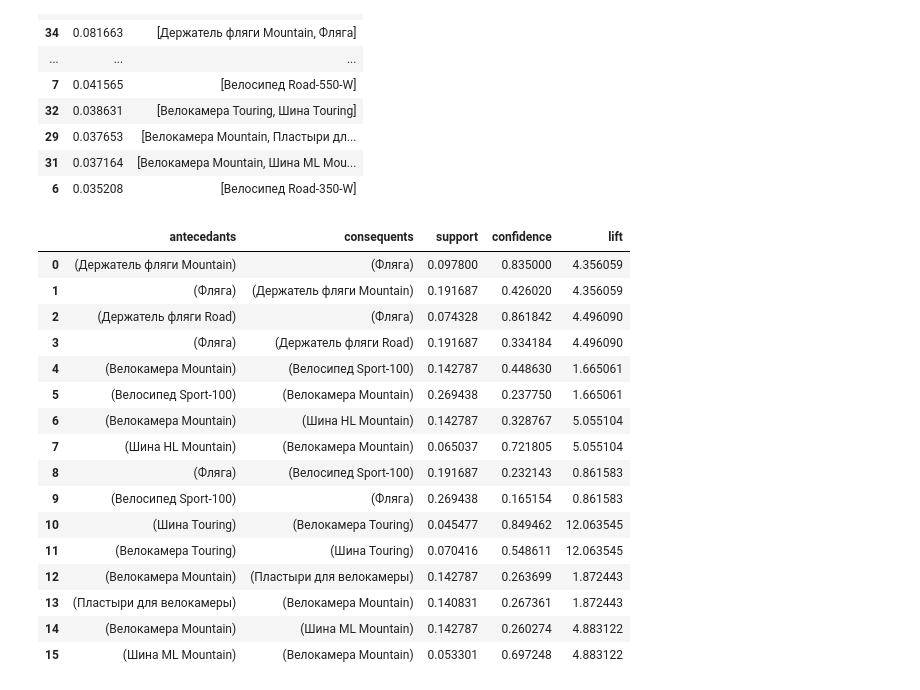
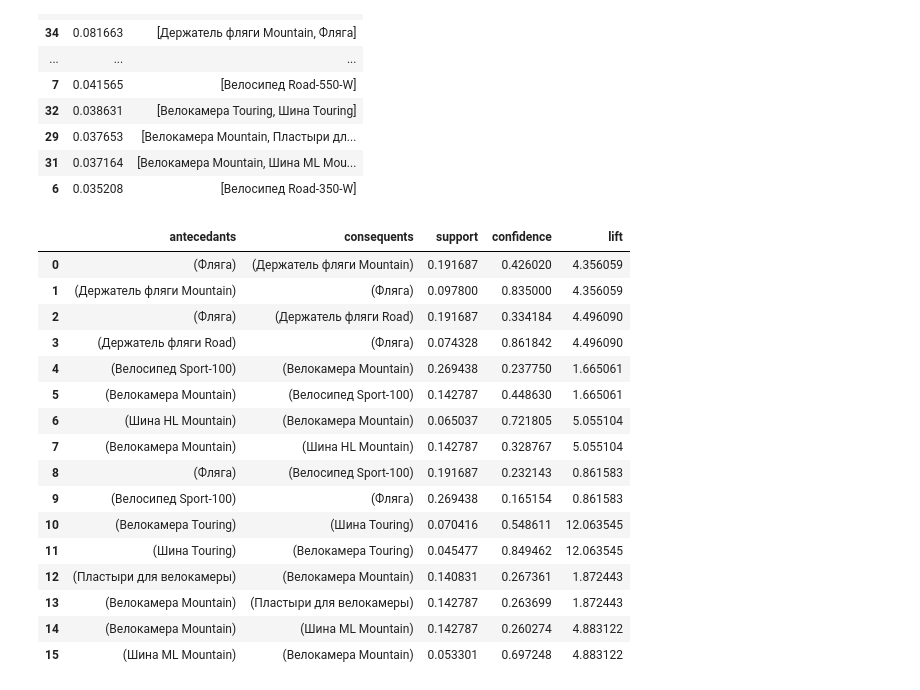
Before and after one commit to SomeoneSerge/vsu-dm, a Jupyter notebook: arules.ipynb, the cells around one changed output. Saved outputs shown, nothing was run; the diff lists cells and outputs as text; code cells hidden in the pictures.

```diff
--- a/arules.ipynb
+++ b/arules.ipynb
@@ -55,22 +58,23 @@ fqits
 | 31 | 0.037164 | [Велокамера Mountain, Шина ML Mou... |
 | 6 | 0.035208 | [Велосипед Road-350-W] |
 # %%
-association_rules(fqits, min_threshold=EPS)
+arules = association_rules(fqits, min_threshold=EPS)
+arules
 # %% [output]
 |  | antecedants | consequents | support | confidence | lift |
-| 0 | (Держатель фляги Mountain) | (Фляга) | 0.097800 | 0.835000 | 4.356059 |
-| 1 | (Фляга) | (Держатель фляги Mountain) | 0.191687 | 0.426020 | 4.356059 |
-| 2 | (Держатель фляги Road) | (Фляга) | 0.074328 | 0.861842 | 4.496090 |
-| 3 | (Фляга) | (Держатель фляги Road) | 0.191687 | 0.334184 | 4.496090 |
-| 4 | (Велокамера Mountain) | (Велосипед Sport-100) | 0.142787 | 0.448630 | 1.665061 |
-| 5 | (Велосипед Sport-100) | (Велокамера Mountain) | 0.269438 | 0.237750 | 1.665061 |
-| 6 | (Велокамера Mountain) | (Шина HL Mountain) | 0.142787 | 0.328767 | 5.055104 |
-| 7 | (Шина HL Mountain) | (Велокамера Mountain) | 0.065037 | 0.721805 | 5.055104 |
+| 0 | (Фляга) | (Держатель фляги Mountain) | 0.191687 | 0.426020 | 4.356059 |
+| 1 | (Держатель фляги Mountain) | (Фляга) | 0.097800 | 0.835000 | 4.356059 |
+| 2 | (Фляга) | (Держатель фляги Road) | 0.191687 | 0.334184 | 4.496090 |
+| 3 | (Держатель фляги Road) | (Фляга) | 0.074328 | 0.861842 | 4.496090 |
+| 4 | (Велосипед Sport-100) | (Велокамера Mountain) | 0.269438 | 0.237750 | 1.665061 |
+| 5 | (Велокамера Mountain) | (Велосипед Sport-100) | 0.142787 | 0.448630 | 1.665061 |
+| 6 | (Шина HL Mountain) | (Велокамера Mountain) | 0.065037 | 0.721805 | 5.055104 |
+| 7 | (Велокамера Mountain) | (Шина HL Mountain) | 0.142787 | 0.328767 | 5.055104 |
 | 8 | (Фляга) | (Велосипед Sport-100) | 0.191687 | 0.232143 | 0.861583 |
 | 9 | (Велосипед Sport-100) | (Фляга) | 0.269438 | 0.165154 | 0.861583 |
-| 10 | (Шина Touring) | (Велокамера Touring) | 0.045477 | 0.849462 | 12.063545 |
-| 11 | (Велокамера Touring) | (Шина Touring) | 0.070416 | 0.548611 | 12.063545 |
-| 12 | (Велокамера Mountain) | (Пластыри для велокамеры) | 0.142787 | 0.263699 | 1.872443 |
-| 13 | (Пластыри для велокамеры) | (Велокамера Mountain) | 0.140831 | 0.267361 | 1.872443 |
+| 10 | (Велокамера Touring) | (Шина Touring) | 0.070416 | 0.548611 | 12.063545 |
+| 11 | (Шина Touring) | (Велокамера Touring) | 0.045477 | 0.849462 | 12.063545 |
+| 12 | (Пластыри для велокамеры) | (Велокамера Mountain) | 0.140831 | 0.267361 | 1.872443 |
+| 13 | (Велокамера Mountain) | (Пластыри для велокамеры) | 0.142787 | 0.263699 | 1.872443 |
 | 14 | (Велокамера Mountain) | (Шина ML Mountain) | 0.142787 | 0.260274 | 4.883122 |
 | 15 | (Шина ML Mountain) | (Велокамера Mountain) | 0.053301 | 0.697248 | 4.883122 |
```
Also changed, not shown: parts of 3 cells of this notebook.
